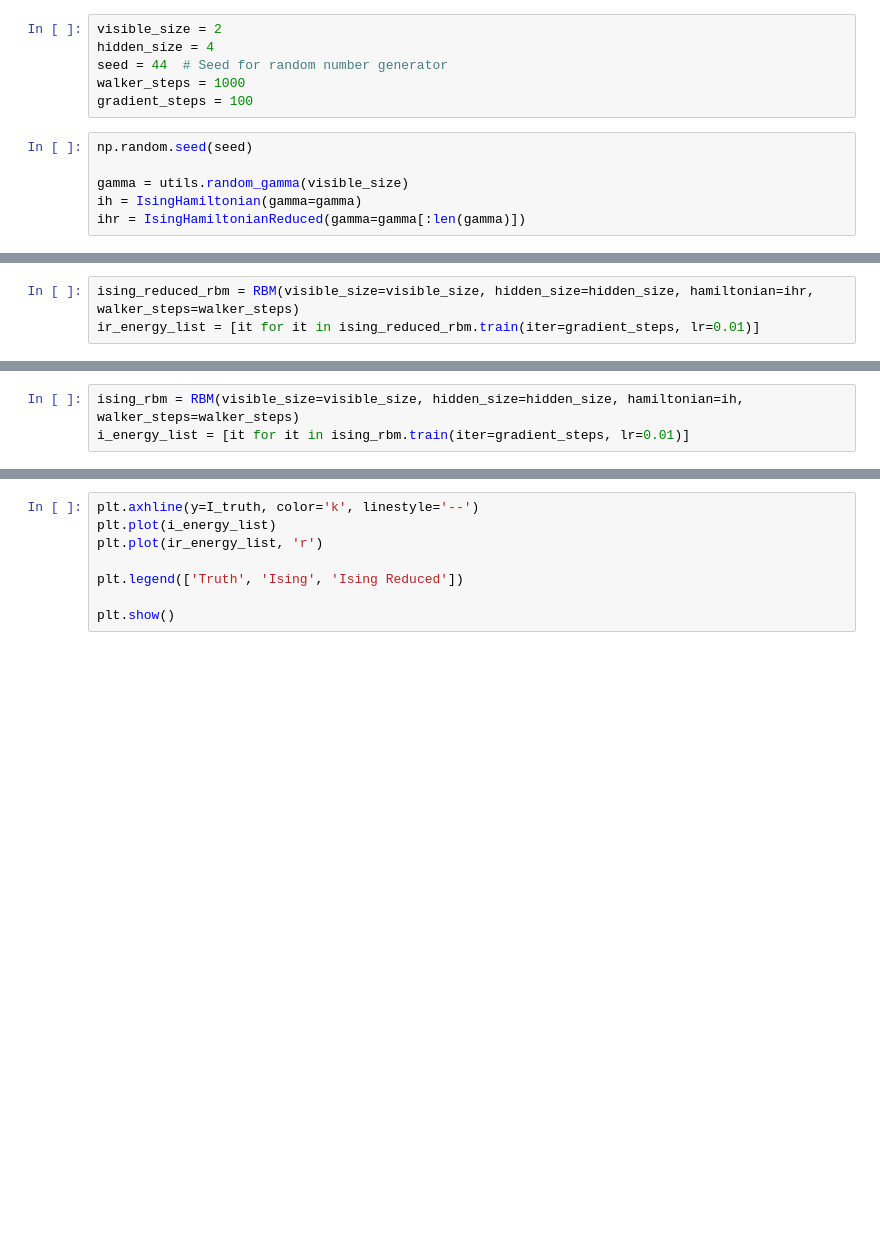
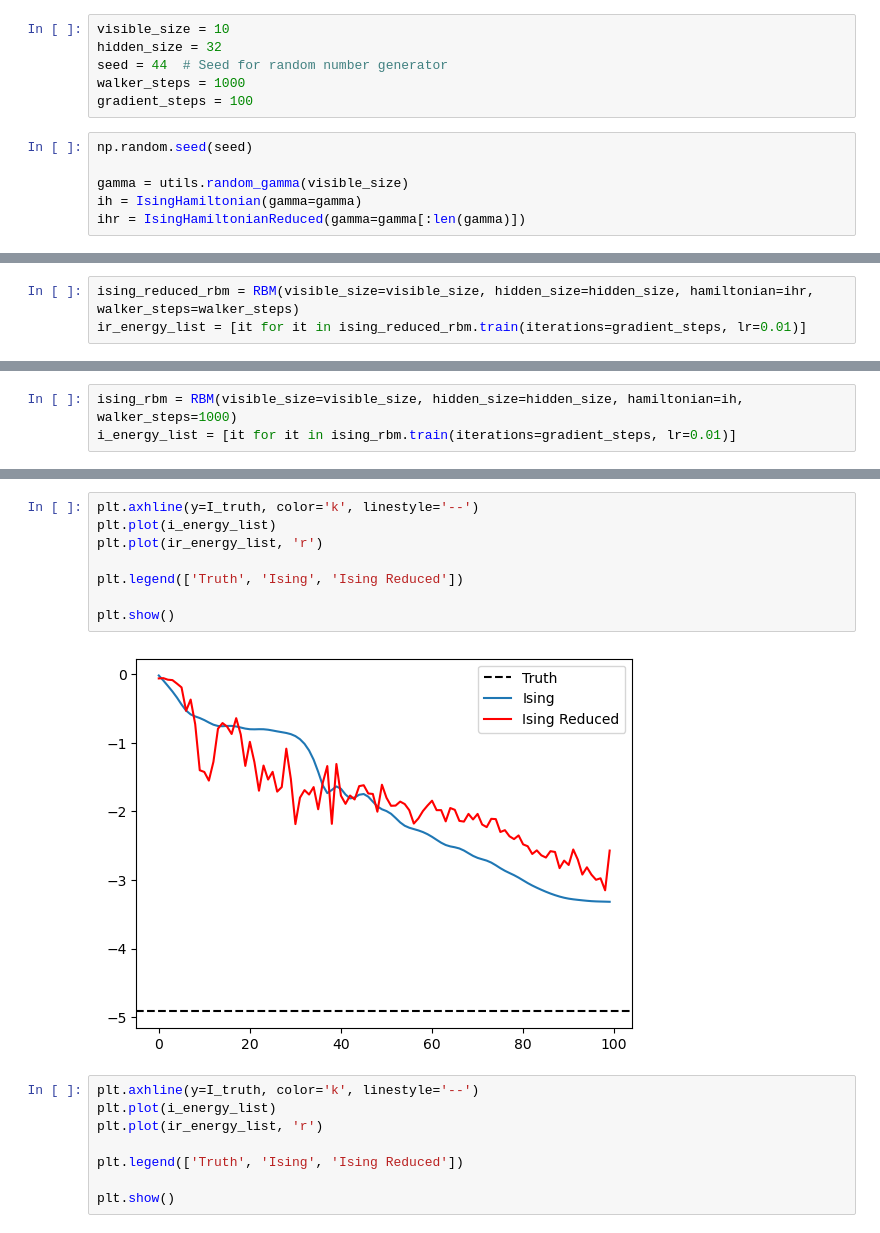
Before and after one commit to Overskott/Neural-quantum-states-from-a-computational-perspective, a Jupyter notebook: notebooks/Speed test with sparse H.ipynb, the cells around one changed output, grey strips where cells are left out. Drawn from its saved outputs; the diff is of its cells as text; blank space fills up the shorter version.

```diff
--- a/notebooks/Speed test with sparse H.ipynb
+++ b/notebooks/Speed test with sparse H.ipynb
@@ -19,8 +18,8 @@ from config_parser import get_config_file
 import matplotlib.pyplot as plt
 %matplotlib inline
 # %%
-visible_size = 2
-hidden_size = 4
+visible_size = 10
+hidden_size = 32
 seed = 44  # Seed for random number generator
 walker_steps = 1000
 gradient_steps = 100
@@ -39,4 +60,4 @@ E_truth: -0.7506147172558728
 # %%
 ising_reduced_rbm = RBM(visible_size=visible_size, hidden_size=hidden_size, hamiltonian=ihr, walker_steps=walker_steps)
-ir_energy_list = [it for it in ising_reduced_rbm.train(iter=gradient_steps, lr=0.01)]
+ir_energy_list = [it for it in ising_reduced_rbm.train(iterations=gradient_steps, lr=0.01)]
 # %% [output]
@@ -60,4 +79,4 @@ Current ground state: -2.0390384155171124 for training step 99
 # %%
-ising_rbm = RBM(visible_size=visible_size, hidden_size=hidden_size, hamiltonian=ih, walker_steps=walker_steps)
-i_energy_list = [it for it in ising_rbm.train(iter=gradient_steps, lr=0.01)]
+ising_rbm = RBM(visible_size=visible_size, hidden_size=hidden_size, hamiltonian=ih, walker_steps=1000)
+i_energy_list = [it for it in ising_rbm.train(iterations=gradient_steps, lr=0.01)]
 # %% [output]
@@ -81,3 +100,13 @@ Current ground state: -0.7497605389612637 for training step 99
+# %%
+plt.axhline(y=I_truth, color='k', linestyle='--')
+plt.plot(i_energy_list)
+plt.plot(ir_energy_list, 'r')
+
+plt.legend(['Truth', 'Ising', 'Ising Reduced'])
+
+plt.show()
+# %% [output]
+[figure, added]
 # %%
 plt.axhline(y=I_truth, color='k', linestyle='--')
 plt.plot(i_energy_list)
```
Also changed, not shown: parts of 5 cells of this notebook, 6 other files.
